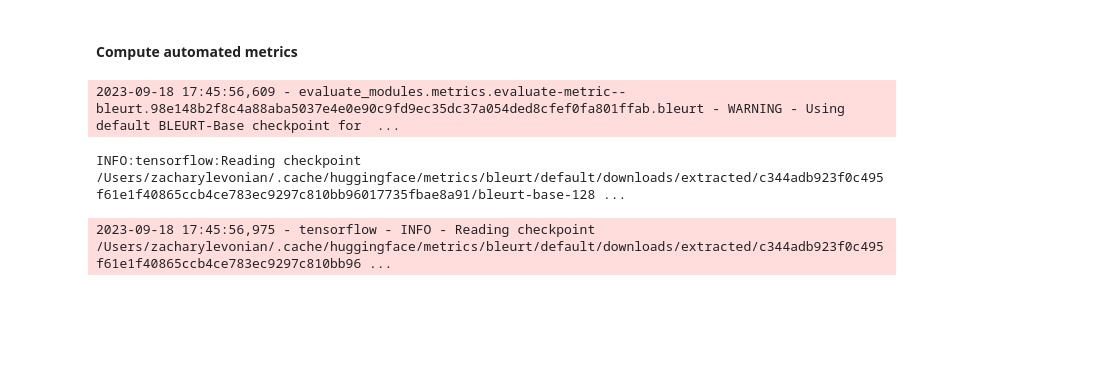
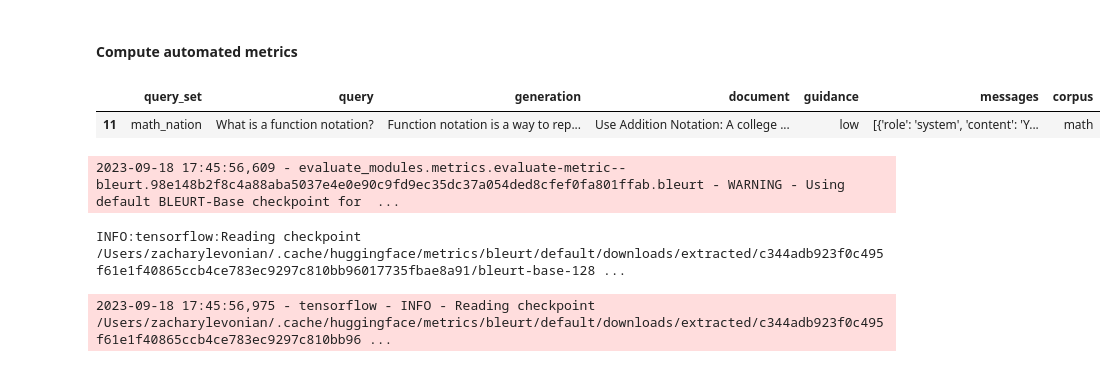
Before and after one commit to DigitalHarborFoundation/rag-for-math-qa, a Jupyter notebook: notebooks/SurveyDataAnalysis.ipynb, the cells around one changed output. Cells and saved outputs as stored; diff of their text form; code cells hidden in the pictures; blank space fills up the shorter version.

```diff
--- a/notebooks/SurveyDataAnalysis.ipynb
+++ b/notebooks/SurveyDataAnalysis.ipynb
@@ -763,5 +802,13 @@ if verbose:
 # %% [markdown]
 #### Compute automated metrics
+# %%
+# load the data, if previously cached
+generations_dir = data_dir / "derived" / "generations"
+math_df = pd.read_csv(generations_dir / "math_df.csv")
+math_df.sample(n=1)
+# %% [output]
+|  | query_set | query | generation | document | guidance | messages | corpus |
+| 11 | math_nation | What is a function notation? | Function notation is a way to rep... | Use Addition Notation: A college ... | low | [{'role': 'system', 'content': 'Y... | math |
 # %%
 assert experiment.metrics.get_bleurt_metric_object() is not None
 assert experiment.metrics.get_bertscore_metric_object() is not None
```
Also changed, not shown: parts of 8 cells of this notebook.
